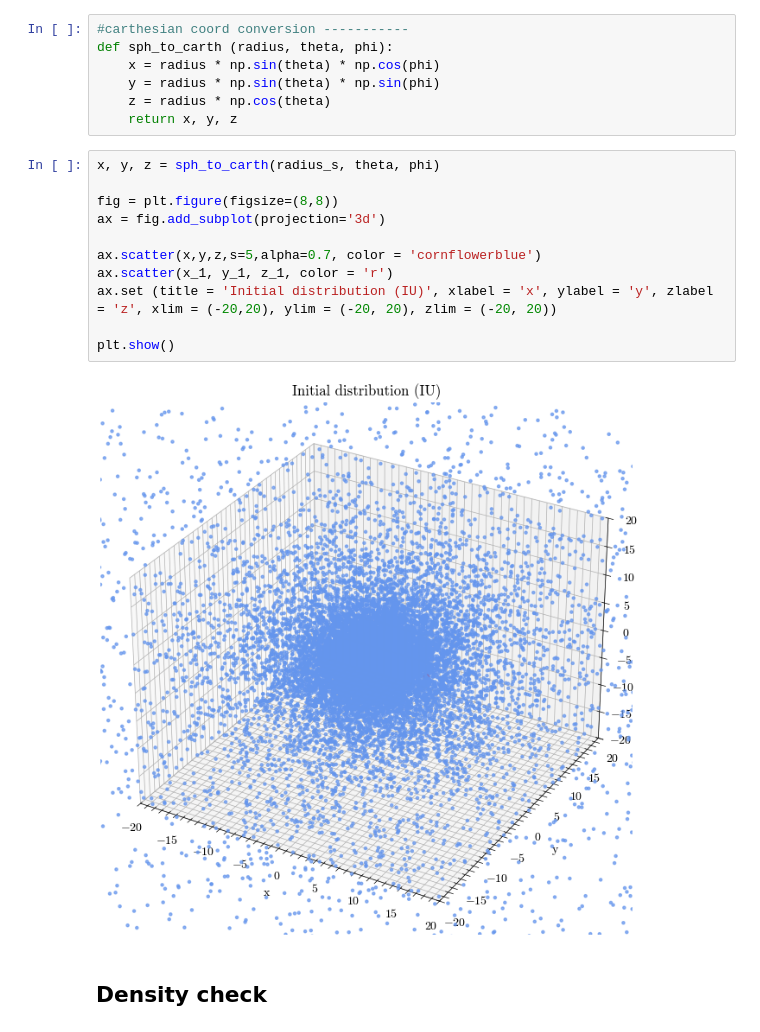
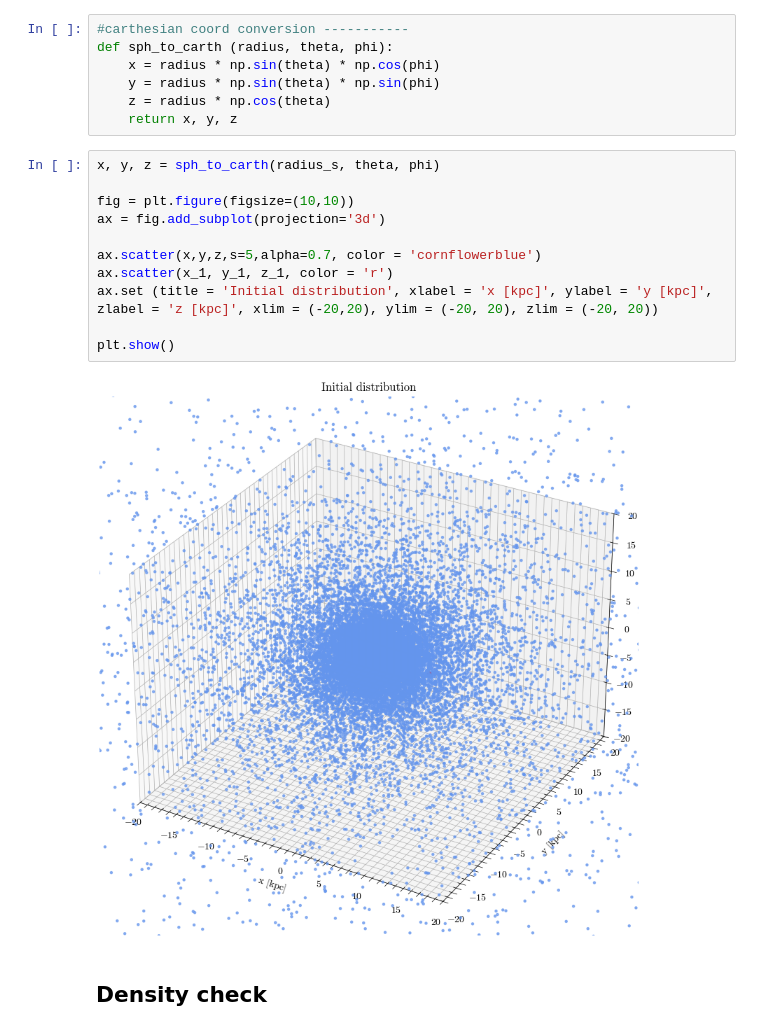
Before and after one commit to lisam10/stellar_systems_dynamics2024, a Jupyter notebook: final_exercise/Hernquist_new.ipynb, the cells around one changed output. Drawn from its saved outputs; the diff is of its cells as text.

```diff
--- a/final_exercise/Hernquist_new.ipynb
+++ b/final_exercise/Hernquist_new.ipynb
@@ -99,16 +152,16 @@ def sph_to_carth (radius, theta, phi):
 # %%
 x, y, z = sph_to_carth(radius_s, theta, phi)
 
-fig = plt.figure(figsize=(8,8))
+fig = plt.figure(figsize=(10,10))
 ax = fig.add_subplot(projection='3d')
 
 ax.scatter(x,y,z,s=5,alpha=0.7, color = 'cornflowerblue')
 ax.scatter(x_1, y_1, z_1, color = 'r')
-ax.set (title = 'Initial distribution (IU)', xlabel = 'x', ylabel = 'y', zlabel = 'z', xlim = (-20,20), ylim = (-20, 20), zlim = (-20, 20))
+ax.set (title = 'Initial distribution', xlabel = 'x [kpc]', ylabel = 'y [kpc]', zlabel = 'z [kpc]', xlim = (-20,20), ylim = (-20, 20), zlim = (-20, 20))
 
 plt.show()
 # %% [output]
-[figure, old version]
+[figure, new version]
 # %% [markdown]
 ## Density check
 # %%
```
Also changed, not shown: parts of 28 cells of this notebook, 1 other file.
